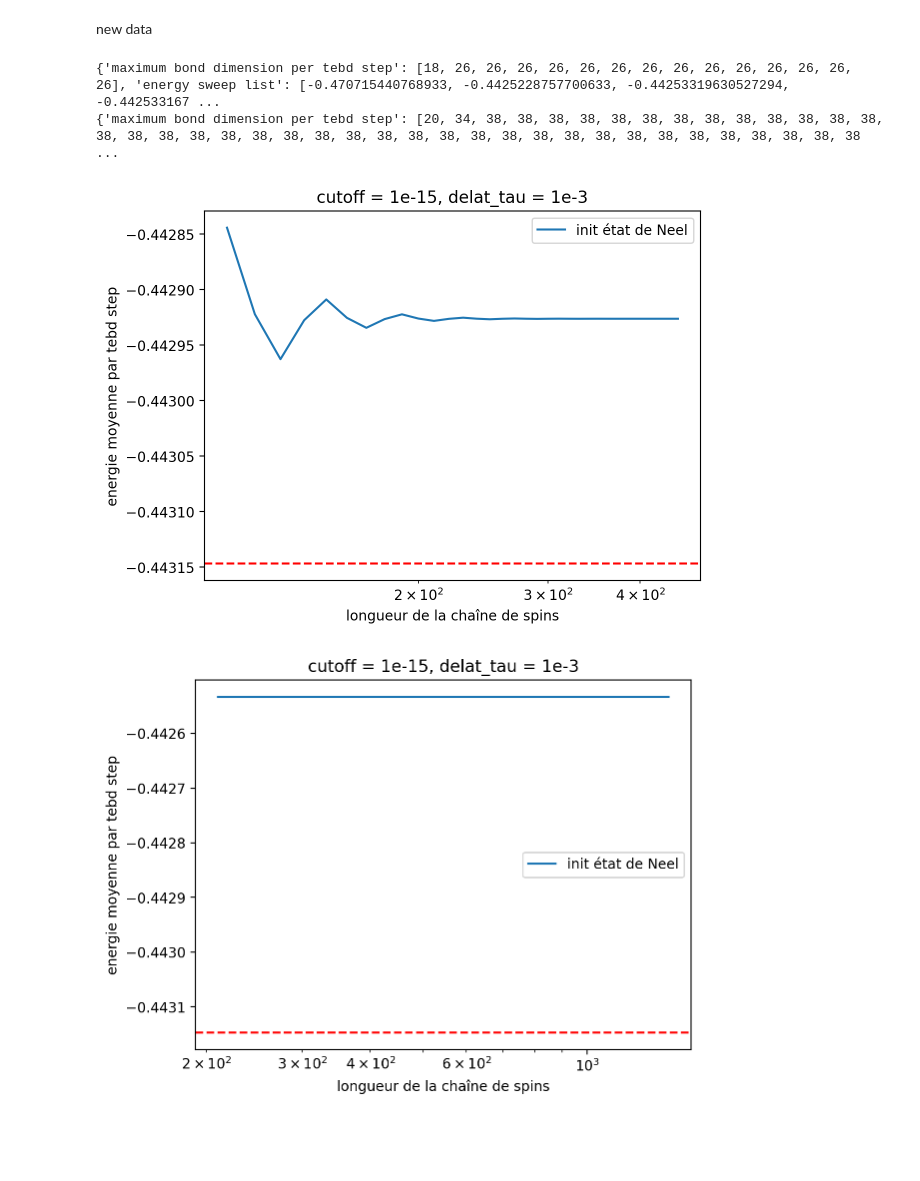
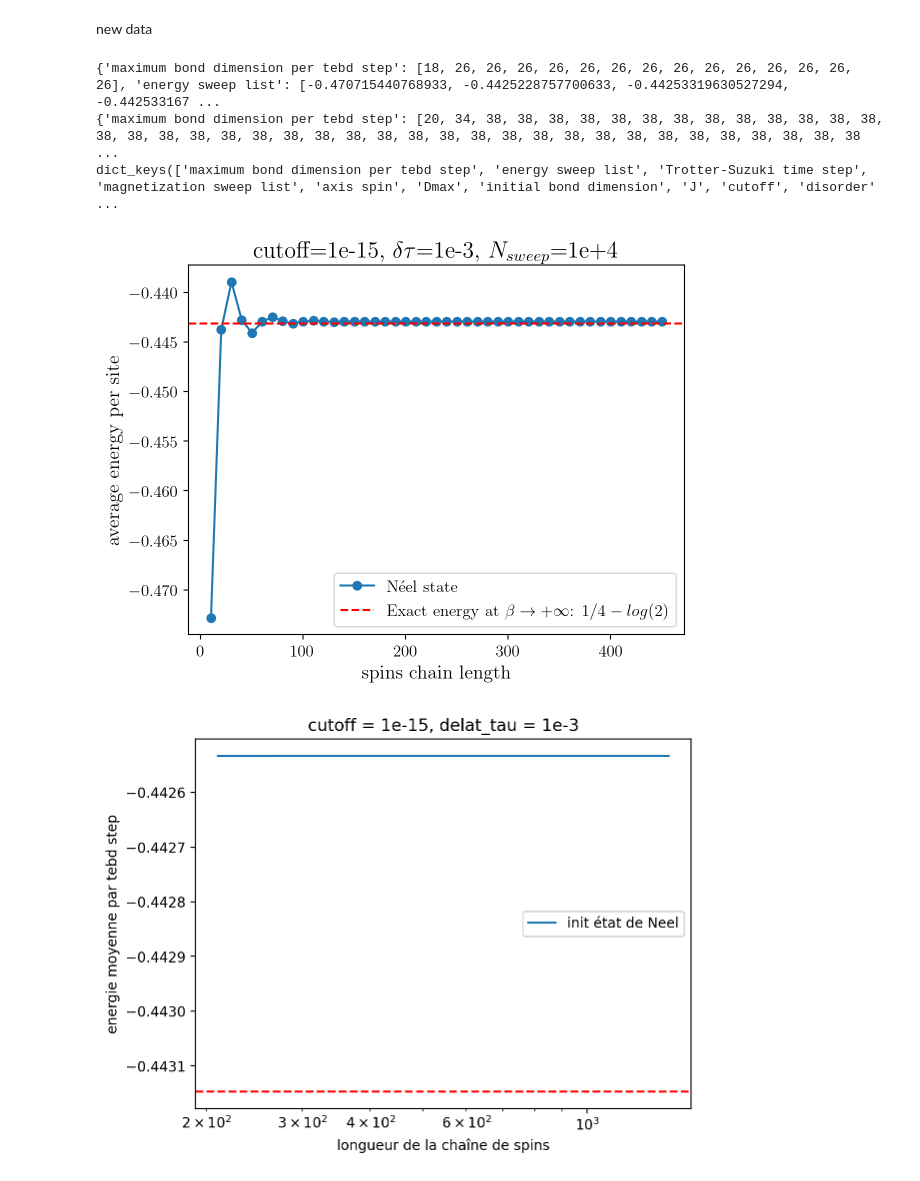
Before and after one commit to romanbeauvallet/Many-Body-Localization, a Jupyter notebook: analyse_simulations_julia/analysis.ipynb, the cells around one changed output. Drawn from its saved outputs; the diff is of its cells as text; code cells hidden in the pictures; blank space fills up the shorter version.

```diff
--- a/analyse_simulations_julia/analysis.ipynb
+++ b/analyse_simulations_julia/analysis.ipynb
@@ -9,6 +9,17 @@ from scipy.optimize import curve_fit
 %matplotlib inline
 %config InlineBackend.figure_format = 'retina'
 #plt.rcParams['figure.dpi'] = 150  # ou 200
+
+plt.rcParams.update({
+    "text.usetex": True,
+    "font.family": "serif",  # Computer Modern par défaut
+    "font.serif": ["Computer Modern Roman"],  # Facultatif, plus explicite
+    "axes.labelsize": 14,
+    "font.size": 14,
+    "legend.fontsize": 12,
+    "xtick.labelsize": 12,
+    "ytick.labelsize": 12,
+})
 # %% [markdown]
 data
 # %%
@@ -188,31 +219,35 @@ plt.show()
 # %% [markdown]
 new data
 # %%
-with open("DATA/outputNeelscalinglongueur.json", "r") as file:
+with open("DATA_Cluster/First_isolated/outputNeelscalinglongueur.json", "r") as file:
     dicscaling = js.load(file)
 
 print(dicscaling)
 
-with open("DATA/outputNeelscalinglongueurprecis.json", "r") as file:
+with open("DATA_Cluster/First_isolated//outputNeelscalinglongueurprecis.json", "r") as file:
     dicscalingprecis = js.load(file)
 
 print(dicscalingprecis)
+
+print(dicscalingprecis.keys())
 # %% [output]
 {'maximum bond dimension per tebd step': [18, 26, 26, 26, 26, 26, 26, 26, 26, 26, 26, 26, 26, 26, 26], 'energy sweep list': [-0.470715440768933, -0.4425228757700633, -0.44253319630527294, -0.442533167 ...
 {'maximum bond dimension per tebd step': [20, 34, 38, 38, 38, 38, 38, 38, 38, 38, 38, 38, 38, 38, 38, 38, 38, 38, 38, 38, 38, 38, 38, 38, 38, 38, 38, 38, 38, 38, 38, 38, 38, 38, 38, 38, 38, 38, 38, 38 ...
+dict_keys(['maximum bond dimension per tebd step', 'energy sweep list', 'Trotter-Suzuki time step', 'magnetization sweep list', 'axis spin', 'Dmax', 'initial bond dimension', 'J', 'cutoff', 'disorder' ...
 # %%
 E = 1/4 - np.log(2)
 k = len(dicscalingprecis["energy sweep list"])
 fig, axes = plt.subplots()
-axes.semilogx(dicscalingprecis["length list"][10:k], dicscalingprecis["energy sweep list"][10:k], label="init état de Neel")
-axes.set_xlabel("longueur de la chaîne de spins")
-axes.set_ylabel("energie moyenne par tebd step")
+axes.plot(dicscalingprecis["length list"][0:k], dicscalingprecis["energy sweep list"][0:k], label="Néel state", marker='o')
+axes.set_xlabel("spins chain length")
+axes.set_ylabel("average energy per site")
+axes.set_title(r"cutoff=1e-15, $\delta\tau$=1e-3, $N_{sweep}$=1e+4")
+axes.axhline(y=E, color='red', linestyle='--', label=r"Exact energy at $\beta \rightarrow +\infty$: $1/4 - log(2)$")
 axes.legend()
-axes.set_title("cutoff = 1e-15, delat_tau = 1e-3")
-axes.axhline(y=E, color='red', linestyle='--')
+plt.savefig("../run/Plots/scalinglengthprecis.pdf")
 plt.show()
 # %% [output]
-[figure, old version]
+[figure, new version]
 # %%
 E = 1/4 - np.log(2)
 k = len(dicscaling["energy sweep list"])
```
Also changed, not shown: parts of 10 cells of this notebook, 2 other files.
